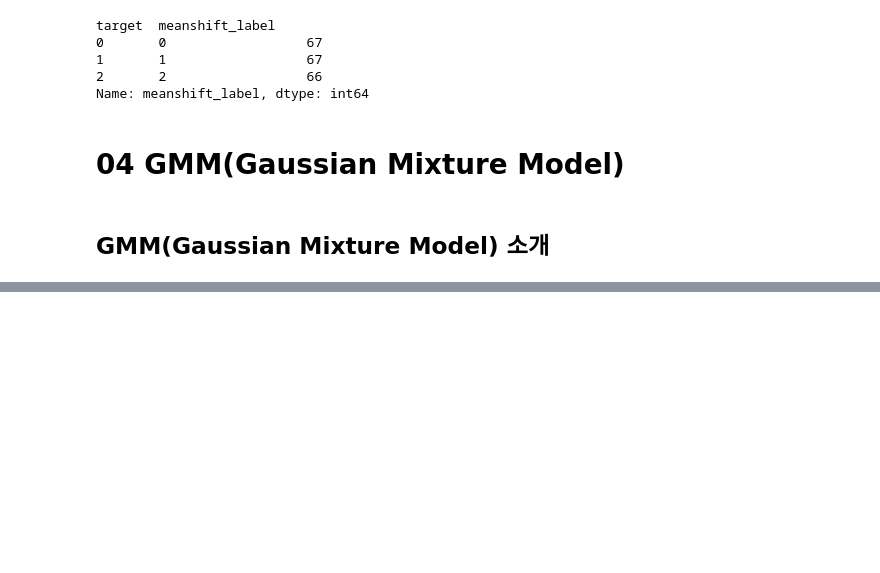
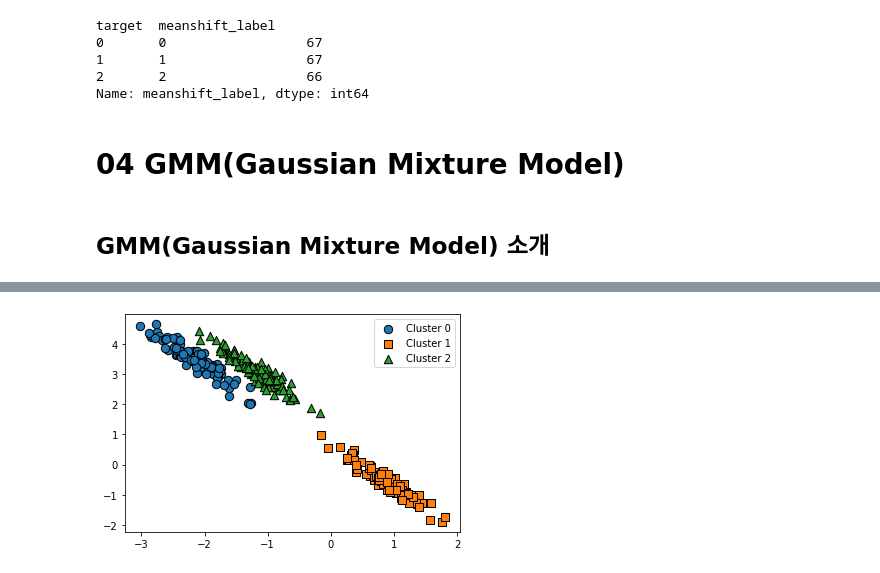
Before and after one commit to data-easyeon/book-ML_perfect_guide, a Jupyter notebook: CHAPTER 07.ipynb, the cells around one changed output, grey strips where cells are left out. Cells and saved outputs as stored; diff of their text form; code cells hidden in the pictures; blank space fills up the shorter version.

```diff
--- a/CHAPTER 07.ipynb
+++ b/CHAPTER 07.ipynb
@@ -388,0 +500,10 @@ Name: meanshift_label, dtype: int64
+# %%
+# 3개의 n_components기반 GMM을 X_aniso 데이터 셋에 적용
+gmm = GaussianMixture(n_components=3, random_state=0)
+gmm_label = gmm.fit(X_aniso).predict(X_aniso)
+clusterDF['gmm_label'] = gmm_label
+
+# GaussianMixture는 cluster_centers_ 속성이 없으므로 iscenter를 False로 설정
+visualize_cluster_plot(gmm, clusterDF, 'gmm_label',iscenter=False)
+# %% [output]
+[figure, added]
```
Also changed, not shown: parts of 32 cells of this notebook.
